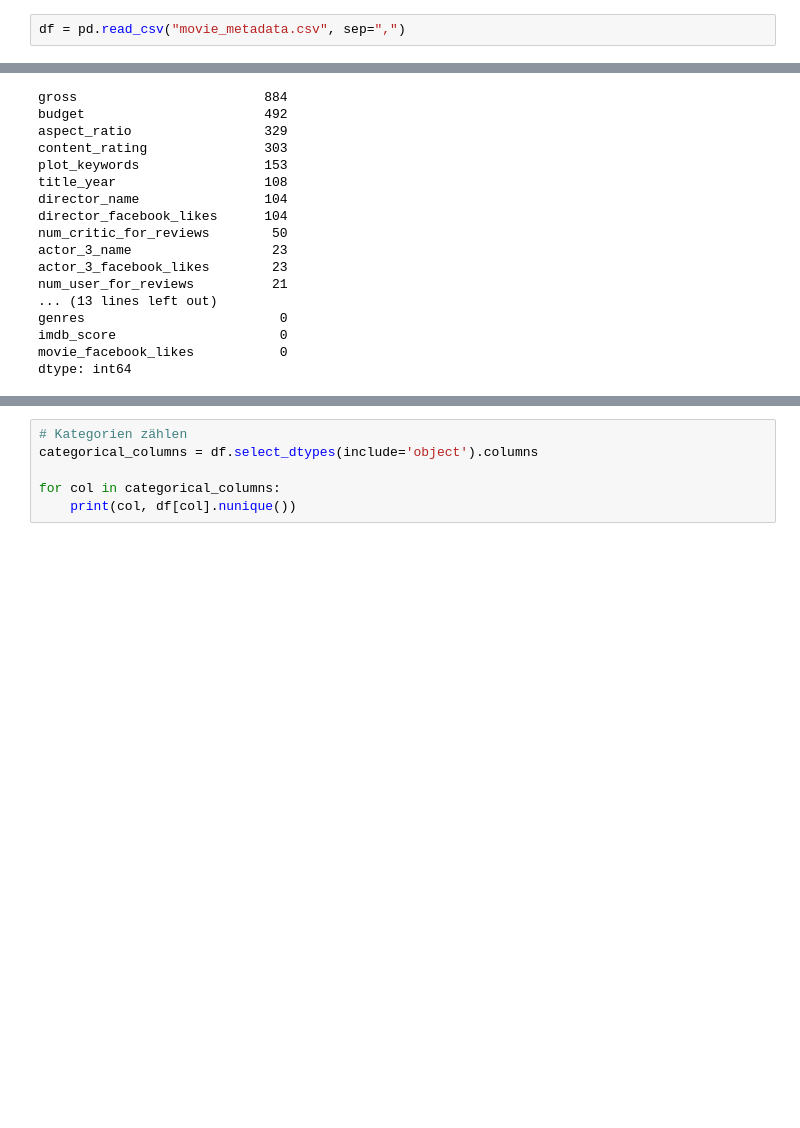
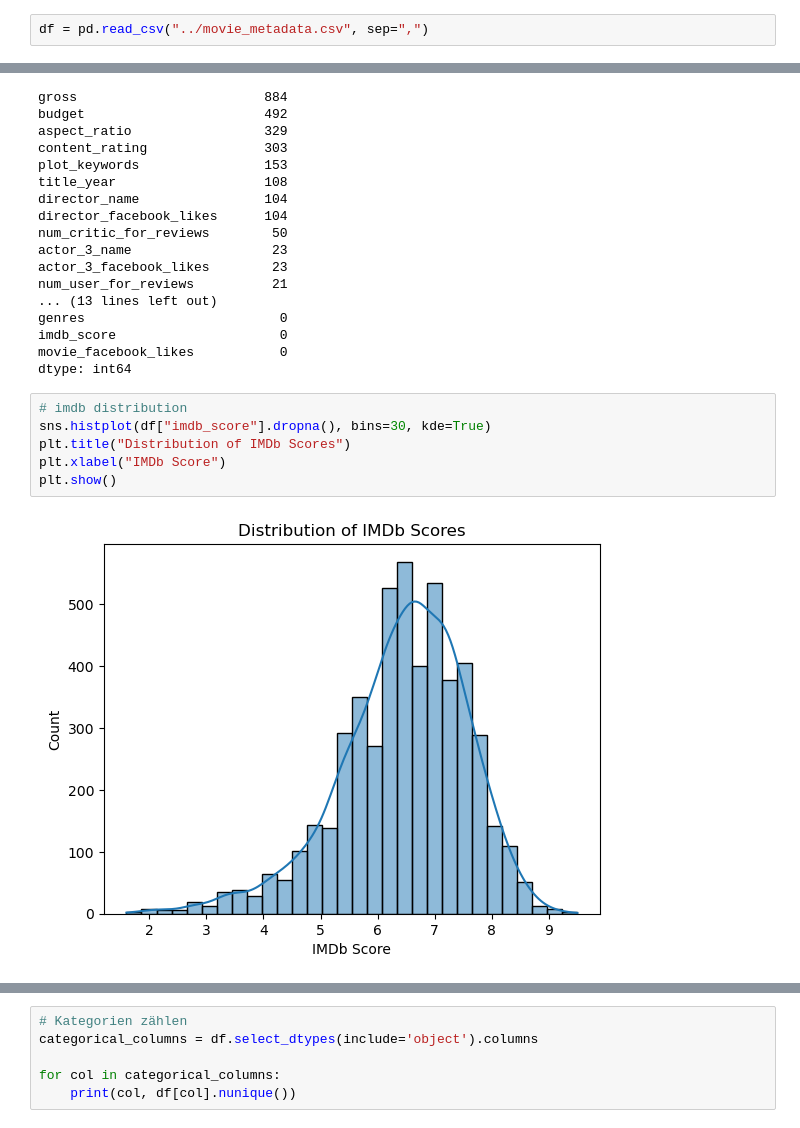
Before and after one commit to annayaroshenko505-ai/imdb_score_prediction, a Jupyter notebook: imdb_score_prediction.ipynb, the cells around one changed output, grey strips where cells are left out. Drawn from its saved outputs; the diff is of its cells as text; blank space fills up the shorter version.

```diff
--- a/imdb_score_prediction.ipynb
+++ b/imdb_score_prediction.ipynb
@@ -11,7 +11,7 @@ from sklearn.metrics import mean_squared_error, mean_absolute_error, r2_score
 # %% [markdown]
 # Datensatz laden und Exploration
 # %%
-df = pd.read_csv("movie_metadata.csv", sep=",")
+df = pd.read_csv("../movie_metadata.csv", sep=",")
 # %%
 df.head()
 # %% [output]
@@ -85,3 +90,11 @@ genres                         0
 imdb_score                     0
 movie_facebook_likes           0
 dtype: int64
+# %%
+# imdb distribution
+sns.histplot(df["imdb_score"].dropna(), bins=30, kde=True)
+plt.title("Distribution of IMDb Scores")
+plt.xlabel("IMDb Score")
+plt.show()
+# %% [output]
+[figure, added]
```
Also changed, not shown: parts of 9 cells of this notebook.
